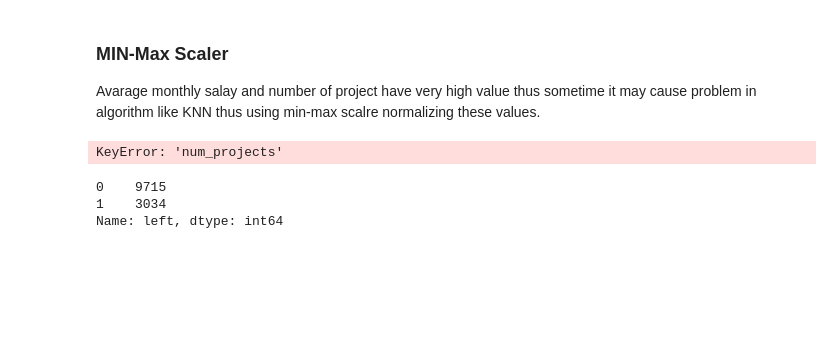
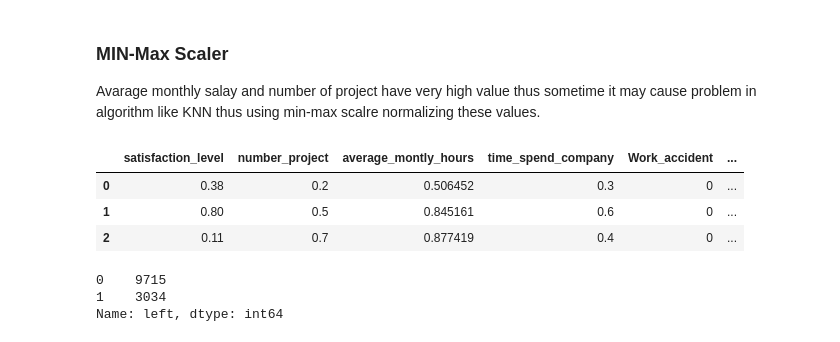
Before and after one commit to PrashnatNawale/EmployeeDepartureForcast, a Jupyter notebook: Code/model.ipynb, the cells around one changed output. Cells and saved outputs as stored; diff of their text form; code cells hidden in the pictures; blank space fills up the shorter version.

```diff
--- a/Code/model.ipynb
+++ b/Code/model.ipynb
@@ -153,11 +153,14 @@ Avarage monthly salay and number of project have very high value thus sometime i
 # %%
 X_dataset=X
 X_dataset['time_spend_company']=X_dataset['time_spend_company']/10
 X_dataset['average_montly_hours']=X_dataset['average_montly_hours']/(31*10)
-X_dataset['number_project']=X_dataset['num_projects']/10
+X_dataset['number_project']=X_dataset['number_project']/10
 X_dataset.head(3)
 # %% [output]
-KeyError: 'num_projects'
+|  | satisfaction_level | number_project | average_montly_hours | time_spend_company | Work_accident | ... |
+| 0 | 0.38 | 0.2 | 0.506452 | 0.3 | 0 | ... |
+| 1 | 0.80 | 0.5 | 0.845161 | 0.6 | 0 | ... |
+| 2 | 0.11 | 0.7 | 0.877419 | 0.4 | 0 | ... |
 # %%
 from sklearn.model_selection import train_test_split
 X_train,X_test,Y_train,Y_test=train_test_split(X_dataset,Y,test_size=0.15,random_state=10)
```
Also changed, not shown: parts of 4 cells of this notebook, 4 other files.
